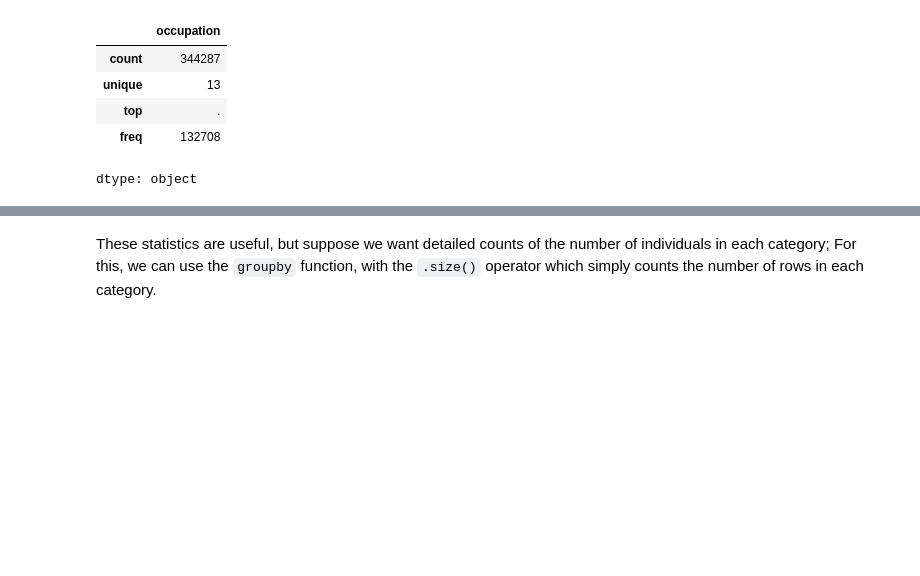
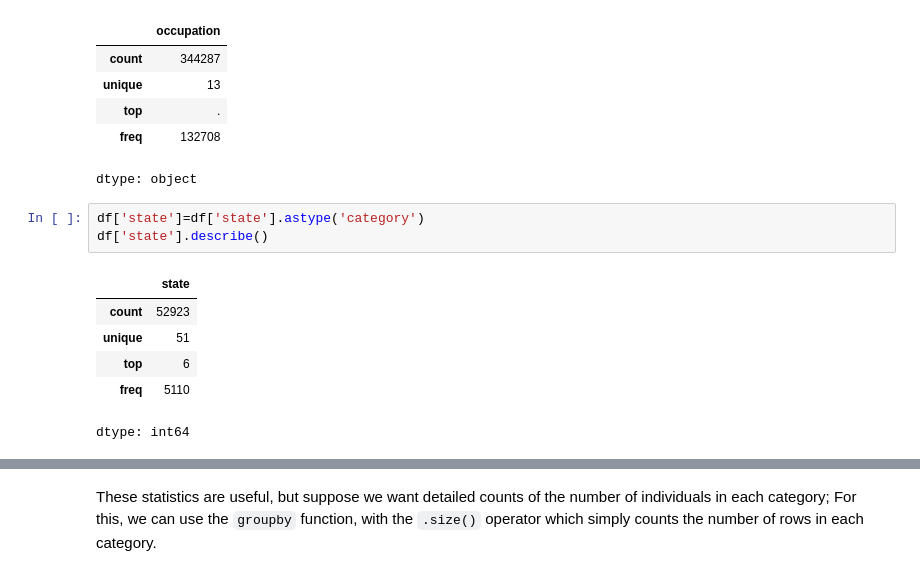
Before and after one commit to DiegoArgn/QM-2, a Jupyter notebook: W5_Distributions_and_Basic_Statistics.ipynb, the cells around one changed output, grey strips where cells are left out. Drawn from its saved outputs; the diff is of its cells as text; blank space fills up the shorter version.

```diff
--- a/W5_Distributions_and_Basic_Statistics.ipynb
+++ b/W5_Distributions_and_Basic_Statistics.ipynb
@@ -185,3 +185,13 @@ df['occupation'].describe()
 | top | . |
 | freq | 132708 |
 dtype: object
+# %%
+df['state']=df['state'].astype('category')
+df['state'].describe()
+# %% [output]
+|  | state |
+| count | 52923 |
+| unique | 51 |
+| top | 6 |
+| freq | 5110 |
+dtype: int64
```
Also changed, not shown: parts of 3 cells of this notebook.
